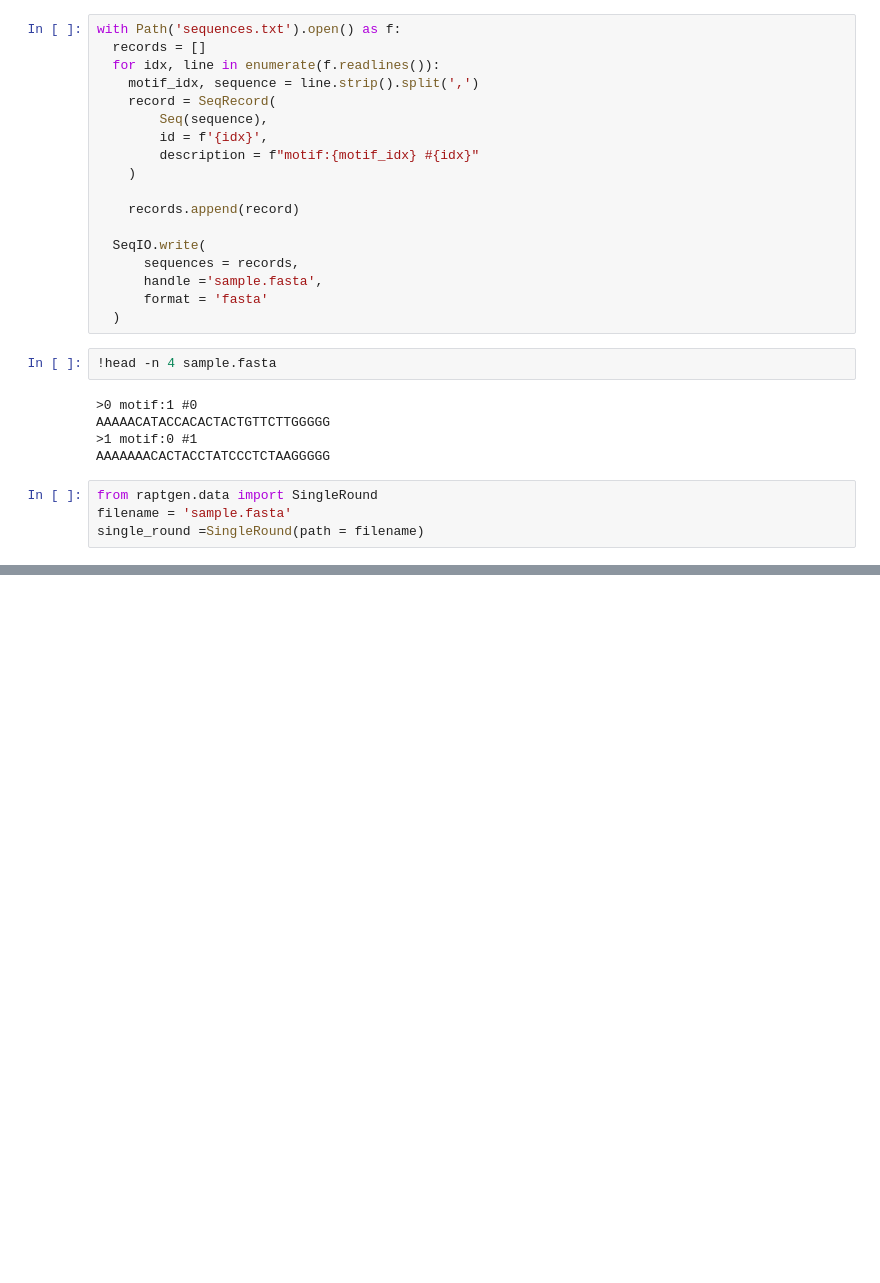
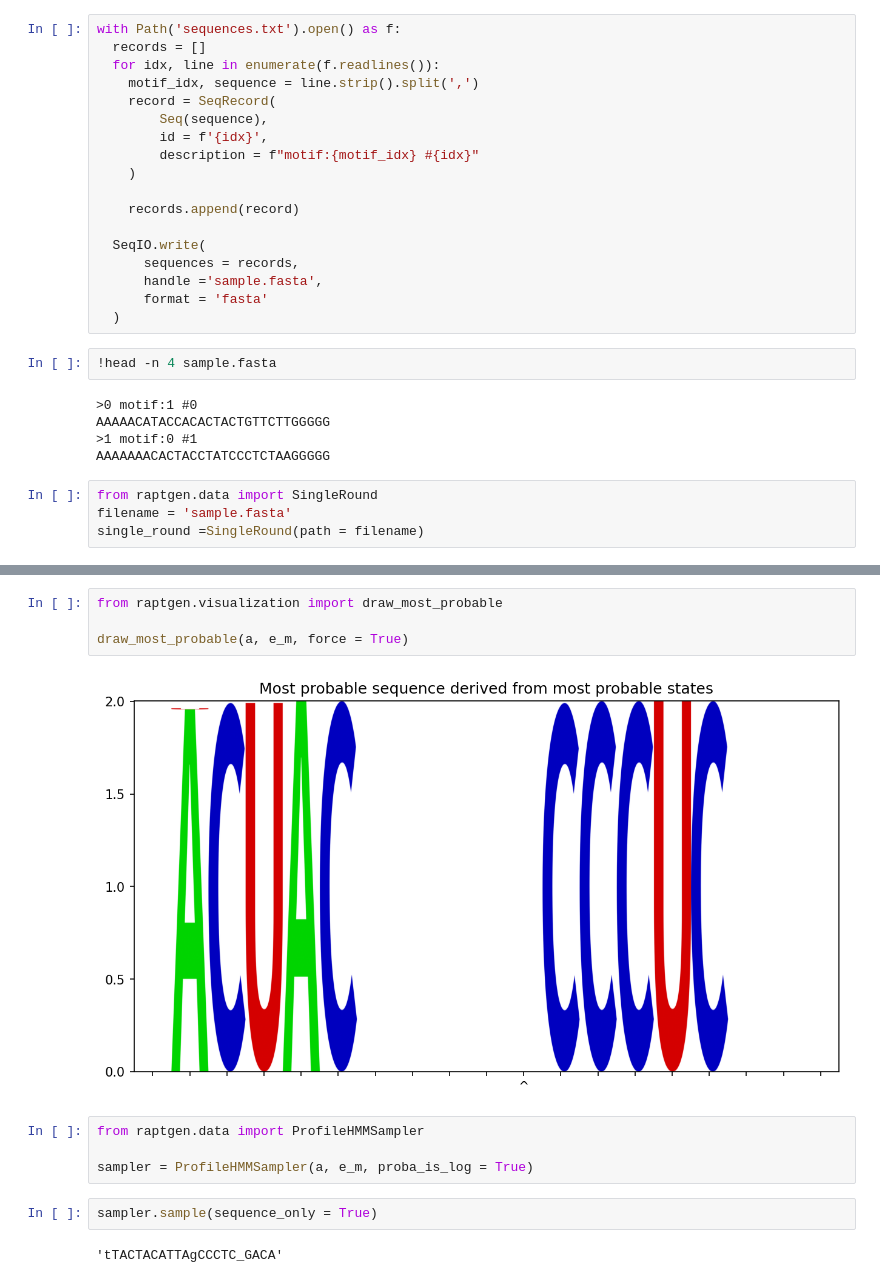
Before and after one commit to yoshimethod/bioinformatics, a Jupyter notebook: bioinformatics_pr7.ipynb, the cells around one changed output, grey strips where cells are left out. Saved outputs shown, nothing was run; the diff lists cells and outputs as text; blank space fills up the shorter version.

```diff
--- a/bioinformatics_pr7.ipynb
+++ b/bioinformatics_pr7.ipynb
@@ -125,0 +277,14 @@ using cuda.
+# %%
+from raptgen.visualization import draw_most_probable
+
+draw_most_probable(a, e_m, force = True)
+# %% [output]
+[figure, added]
+# %%
+from raptgen.data import ProfileHMMSampler
+
+sampler = ProfileHMMSampler(a, e_m, proba_is_log = True)
+# %%
+sampler.sample(sequence_only = True)
+# %% [output]
+'tTACTACATTAgCCCTC_GACA'
```
Also changed, not shown: parts of 13 cells of this notebook.
